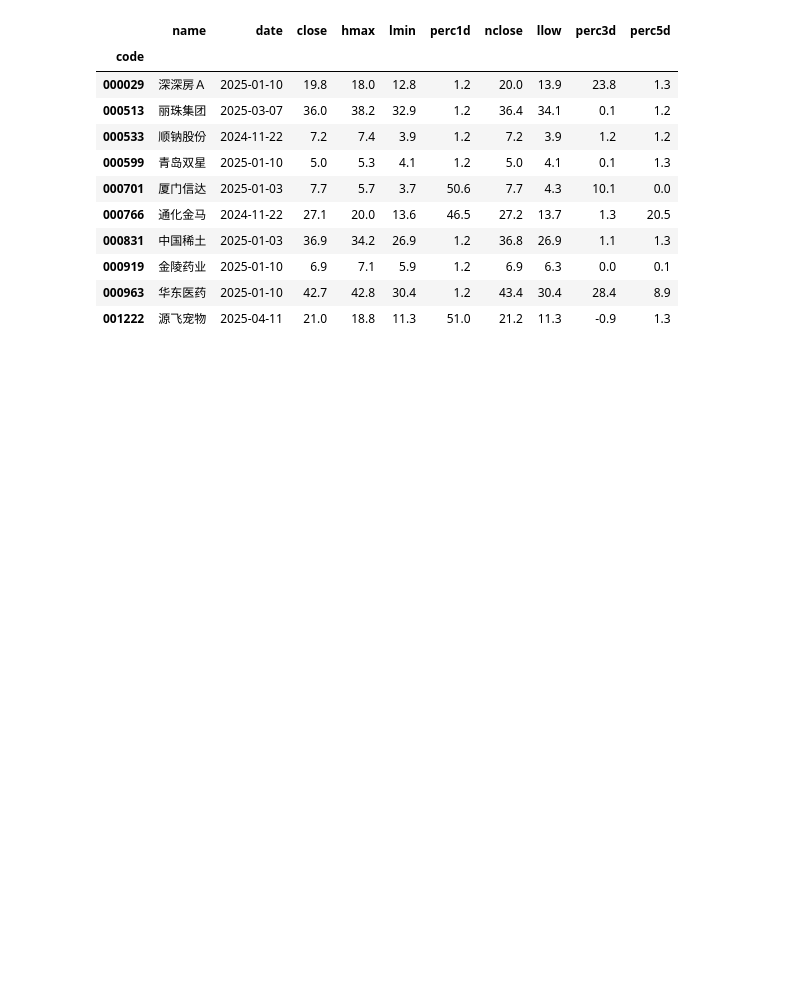
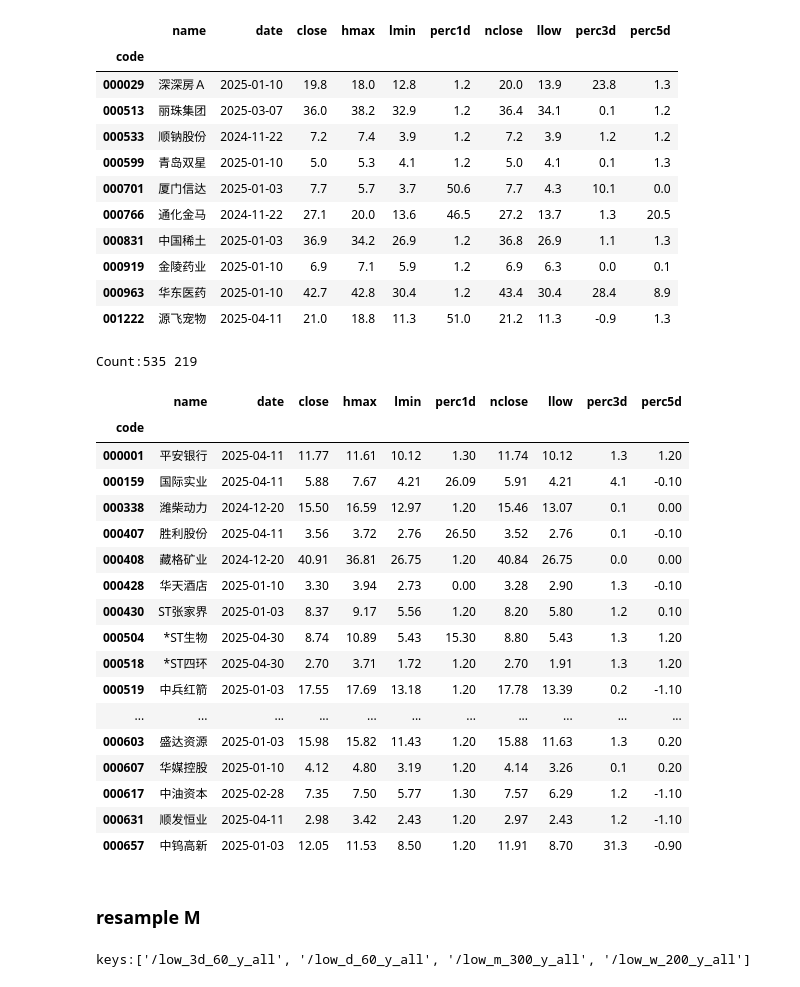
Before and after one commit to johnsonhongyi/pyQuant3, a Jupyter notebook: stock/jupyterAlgo/Quant2023/resample-monitor.ipynb, the cells around one changed output. Drawn from its saved outputs; the diff is of its cells as text; code cells hidden in the pictures; blank space fills up the shorter version.

```diff
--- a/stock/jupyterAlgo/Quant2023/resample-monitor.ipynb
+++ b/stock/jupyterAlgo/Quant2023/resample-monitor.ipynb
@@ -370,3 +402,33 @@ Count:10 219
 | 000919 | 金陵药业 | 2025-01-10 | 6.9 | 7.1 | 5.9 | 1.2 | 6.9 | 6.3 | 0.0 | 0.1 |
 | 000963 | 华东医药 | 2025-01-10 | 42.7 | 42.8 | 30.4 | 1.2 | 43.4 | 30.4 | 28.4 | 8.9 |
 | 001222 | 源飞宠物 | 2025-04-11 | 21.0 | 18.8 | 11.3 | 51.0 | 21.2 | 11.3 | -0.9 | 1.3 |
+# %%
+tw_code = tdx_w.query('lasth1d > lasth2d > lasth3d and close >= high4')
+show_tdx_data(tw_code)
+# %% [output]
+Count:535 219
+|  | name | date | close | hmax | lmin | perc1d | nclose | llow | perc3d | perc5d |
+| code |  |  |  |  |  |  |  |  |  |  |
+| 000001 | 平安银行 | 2025-04-11 | 11.77 | 11.61 | 10.12 | 1.30 | 11.74 | 10.12 | 1.3 | 1.20 |
+| 000159 | 国际实业 | 2025-04-11 | 5.88 | 7.67 | 4.21 | 26.09 | 5.91 | 4.21 | 4.1 | -0.10 |
+| 000338 | 潍柴动力 | 2024-12-20 | 15.50 | 16.59 | 12.97 | 1.20 | 15.46 | 13.07 | 0.1 | 0.00 |
+| 000407 | 胜利股份 | 2025-04-11 | 3.56 | 3.72 | 2.76 | 26.50 | 3.52 | 2.76 | 0.1 | -0.10 |
+| 000408 | 藏格矿业 | 2024-12-20 | 40.91 | 36.81 | 26.75 | 1.20 | 40.84 | 26.75 | 0.0 | 0.00 |
+| 000428 | 华天酒店 | 2025-01-10 | 3.30 | 3.94 | 2.73 | 0.00 | 3.28 | 2.90 | 1.3 | -0.10 |
+| 000430 | ST张家界 | 2025-01-03 | 8.37 | 9.17 | 5.56 | 1.20 | 8.20 | 5.80 | 1.2 | 0.10 |
+| 000504 | *ST生物 | 2025-04-30 | 8.74 | 10.89 | 5.43 | 15.30 | 8.80 | 5.43 | 1.3 | 1.20 |
+| 000518 | *ST四环 | 2025-04-30 | 2.70 | 3.71 | 1.72 | 1.20 | 2.70 | 1.91 | 1.3 | 1.20 |
+| 000519 | 中兵红箭 | 2025-01-03 | 17.55 | 17.69 | 13.18 | 1.20 | 17.78 | 13.39 | 0.2 | -1.10 |
+| ... | ... | ... | ... | ... | ... | ... | ... | ... | ... | ... |
+| 000603 | 盛达资源 | 2025-01-03 | 15.98 | 15.82 | 11.43 | 1.20 | 15.88 | 11.63 | 1.3 | 0.20 |
+| 000607 | 华媒控股 | 2025-01-10 | 4.12 | 4.80 | 3.19 | 1.20 | 4.14 | 3.26 | 0.1 | 0.20 |
+| 000617 | 中油资本 | 2025-02-28 | 7.35 | 7.50 | 5.77 | 1.30 | 7.57 | 6.29 | 1.2 | -1.10 |
+| 000631 | 顺发恒业 | 2025-04-11 | 2.98 | 3.42 | 2.43 | 1.20 | 2.97 | 2.43 | 1.2 | -1.10 |
+| 000657 | 中钨高新 | 2025-01-03 | 12.05 | 11.53 | 8.50 | 1.20 | 11.91 | 8.70 | 31.3 | -0.90 |
+# %% [markdown]
+### resample M
+# %%
+h5_m = get_tdx_all_from_h5(resample='m')
+tdx_m = cct.combine_dataFrame(h5_m,sinadm)
+# %% [output]
+keys:['/low_3d_60_y_all', '/low_d_60_y_all', '/low_m_300_y_all', '/low_w_200_y_all']
```
Also changed, not shown: parts of 17 cells of this notebook.
